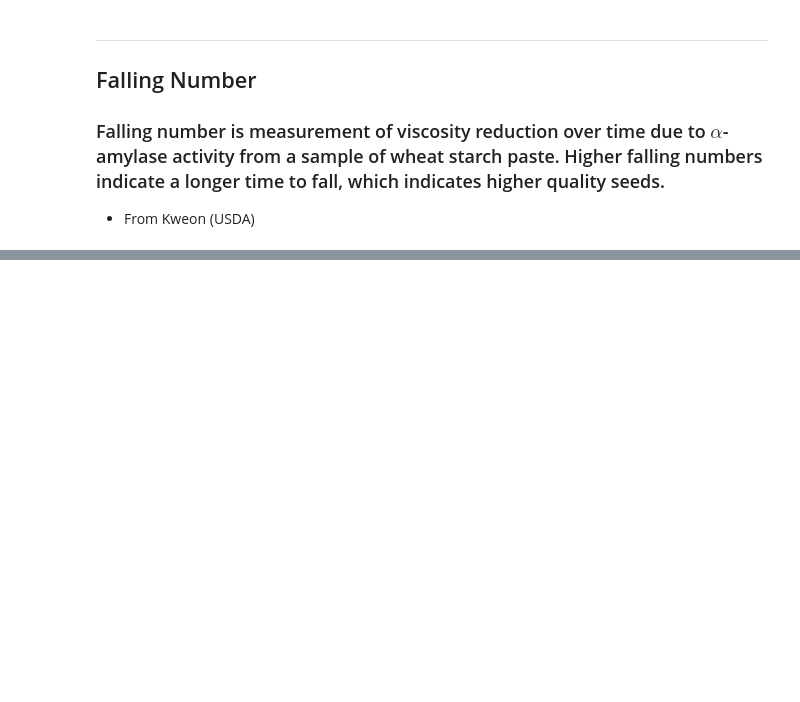
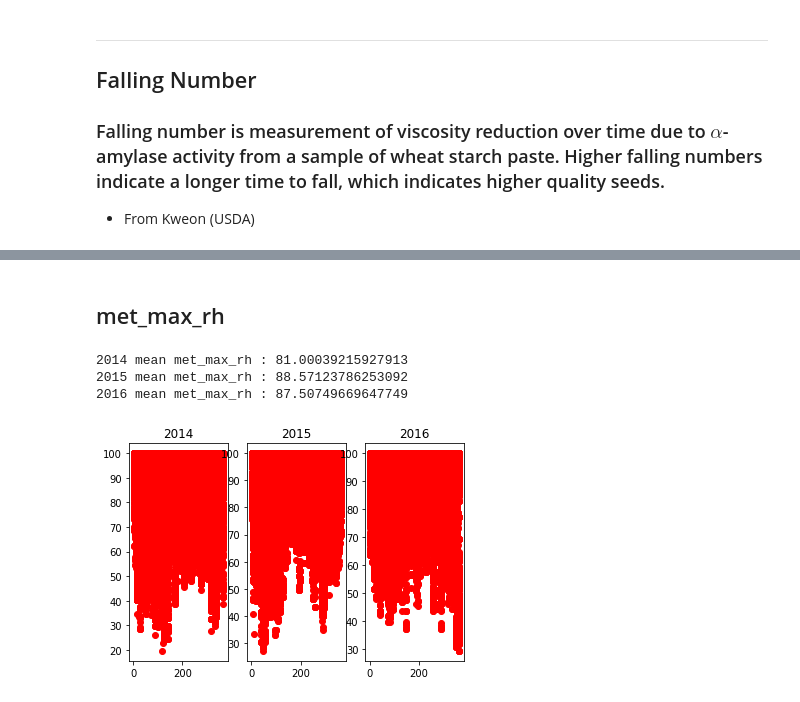
Before and after one commit to rvatassery/GrainQuality, a Jupyter notebook: InitialDataAnalysis.ipynb, the cells around one changed output, grey strips where cells are left out. Saved outputs shown, nothing was run; the diff lists cells and outputs as text; code cells hidden in the pictures; blank space fills up the shorter version.

```diff
--- a/InitialDataAnalysis.ipynb
+++ b/InitialDataAnalysis.ipynb
@@ -148,0 +204,19 @@ for yearInt in range(2014,2017):
+# %% [markdown]
+## met_max_rh
+# %%
+fig, ax = plt.subplots(1,3)
+
+_counter = 0
+for yearInt in range(2014,2017):
+    ax[_counter].plot(joinData[yearInt].doy,joinData[yearInt].met_max_rh,'ro')
+    ax[_counter].set_title(str(yearInt))
+
+    print(str(yearInt)+' mean met_max_rh : '\
+          +str(joinData[yearInt].met_max_rh.mean()))
+
+    _counter += 1
+# %% [output]
+2014 mean met_max_rh : 81.00039215927913
+2015 mean met_max_rh : 88.57123786253092
+2016 mean met_max_rh : 87.50749669647749
+[figure, added]
```
Also changed, not shown: parts of 28 cells of this notebook, 1 other file.
